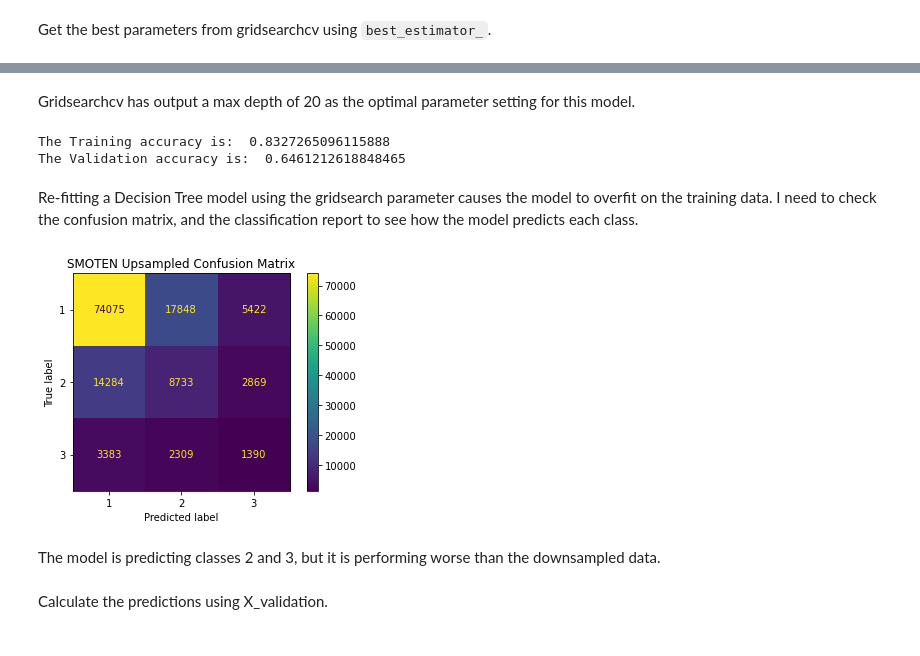
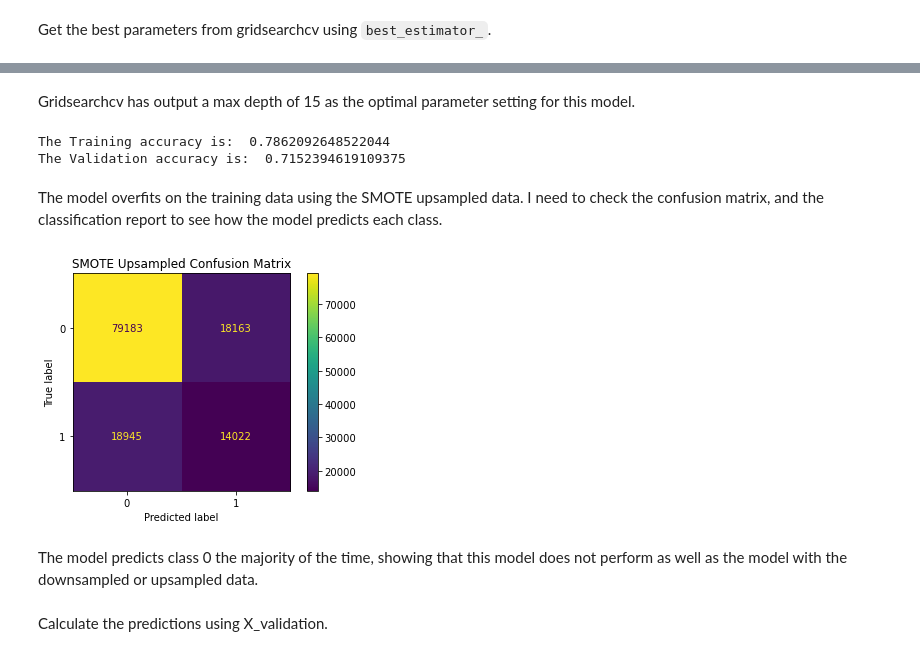
Before and after one commit to stephgolob/Predicting-Flight-Delays, a Jupyter notebook: Decision Tree.ipynb, the cells around one changed output, grey strips where cells are left out. Cells and saved outputs as stored; diff of their text form; code cells hidden in the pictures.

```diff
--- a/Decision Tree.ipynb
+++ b/Decision Tree.ipynb
@@ -659,8 +660,8 @@ Pipeline(memory='/var/folders/z5/1yfbtl1s4fvfx1dypyr78xq40000gn/T/tmpgfir606w',
 # %% [markdown]
-Gridsearchcv has output a max depth of 20 as the optimal parameter setting for this model.
+Gridsearchcv has output a max depth of 15 as the optimal parameter setting for this model.
 # %%
 # instantiate the model using the parameters given by the best_estimator_ output
-DT_model_smote = DecisionTreeClassifier(random_state = 10, max_depth = 20)
+DT_model_smote = DecisionTreeClassifier(random_state = 10, max_depth = 15)
 
 # fit the model on the X_train and y_train data
 DT_model_smote.fit(X_train_smote, y_train_smote)
@@ -669,17 +670,17 @@ DT_model_smote.fit(X_train_smote, y_train_smote)
 print(f"The Training accuracy is:  {DT_model_smote.score(X_train_smote, y_train_smote)}")
 print(f"The Validation accuracy is:  {DT_model_smote.score(X_validation, y_validation)}")
 # %% [output]
-The Training accuracy is:  0.8327265096115888
-The Validation accuracy is:  0.6461212618848465
+The Training accuracy is:  0.7862092648522044
+The Validation accuracy is:  0.7152394619109375
 # %% [markdown]
-Re-fitting a Decision Tree model using the gridsearch parameter causes the model to overfit on the training data. I need to check the confusion matrix, and the classification report to see how the model predicts each class.
+The model overfits on the training data using the SMOTE upsampled data. I need to check the confusion matrix, and the classification report to see how the model predicts each class.
 # %%
 plot_confusion_matrix(DT_model_smote, X_validation, y_validation)
-plt.title("SMOTEN Upsampled Confusion Matrix");
+plt.title("SMOTE Upsampled Confusion Matrix");
 # %% [output]
-[figure, old version]
+[figure, new version]
 # %% [markdown]
-The model is predicting classes 2 and 3, but it is performing worse than the downsampled data.
+The model predicts class 0 the majority of the time, showing that this model does not perform as well as the model with the downsampled or upsampled data.
 # %% [markdown]
 Calculate the predictions using X_validation.
 # %%
```
Also changed, not shown: parts of 69 cells of this notebook.
